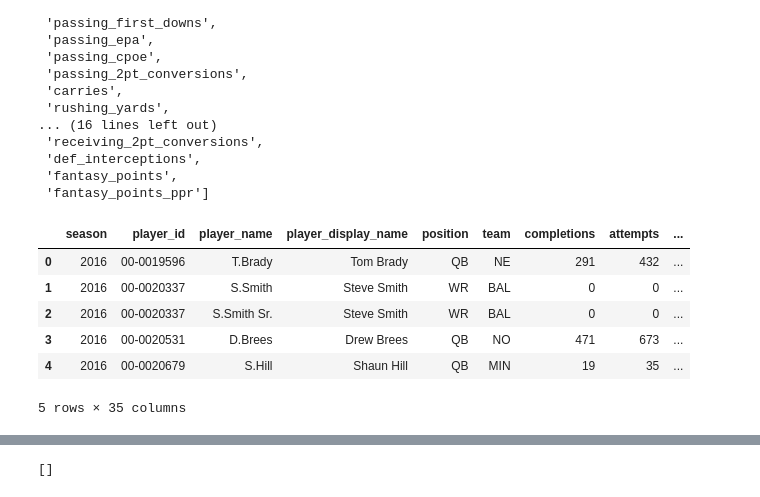
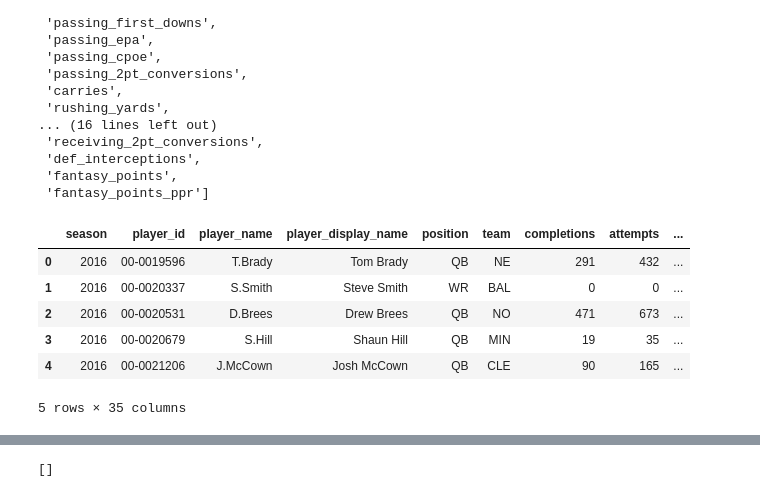
Before and after one commit to kylelevesque12/nfl-player-value-analysis, a Jupyter notebook: notebooks/02_data_cleaning.ipynb, the cells around one changed output, grey strips where cells are left out. Drawn from its saved outputs; the diff is of its cells as text; code cells hidden in the pictures.

```diff
--- a/notebooks/02_data_cleaning.ipynb
+++ b/notebooks/02_data_cleaning.ipynb
@@ -111,8 +128,6 @@ sum_cols = [
     "passing_yards",
     "passing_tds",
     "passing_interceptions",
-    "sacks",
-    "sack_yards",
     "sacks_suffered",
     "sack_yards_lost",
     "passing_air_yards",
@@ -130,37 +145,58 @@ sum_cols = [
 
     "targets",
     "receptions",
     "receiving_yards",
     "receiving_tds",
     "receiving_air_yards",
     "receiving_yards_after_catch",
     "receiving_first_downs",
     "receiving_epa",
     "receiving_2pt_conversions",
 
     "fantasy_points",
     "fantasy_points_ppr"
 ]
 
 # Keep only columns that actually exist in the nflreadpy export.
 sum_cols = [col for col in sum_cols if col in skill_weekly.columns]
 
-group_cols = ["season", "player_id", "player_name", "player_display_name", "position", "team"]
+# Do not group by player_name because it can change slightly within a season
+# for the same player_id, which would split one player-season-team into duplicates.
+group_cols = ["season", "player_id", "player_display_name", "position", "team"]
 
 skill_season = (
     skill_weekly
     .groupby(group_cols, as_index=False)[sum_cols]
     .sum()
 )
 
+# Keep one readable short player_name for convenience.
+player_names = (
+    skill_weekly
+    .sort_values(["season", "player_id", "team", "week"])
+    .groupby(["season", "player_id", "team"], as_index=False)["player_name"]
+    .first()
+)
+
+skill_season = skill_season.merge(
+    player_names,
+    on=["season", "player_id", "team"],
+    how="left"
+)
+
+# Put name columns near the front.
+front_cols = ["season", "player_id", "player_name", "player_display_name", "position", "team"]
+other_cols = [col for col in skill_season.columns if col not in front_cols]
+skill_season = skill_season[front_cols + other_cols]
+
 skill_season.head()
 # %% [output]
 |  | season | player_id | player_name | player_display_name | position | team | completions | attempts | ... |
 | 0 | 2016 | 00-0019596 | T.Brady | Tom Brady | QB | NE | 291 | 432 | ... |
 | 1 | 2016 | 00-0020337 | S.Smith | Steve Smith | WR | BAL | 0 | 0 | ... |
-| 2 | 2016 | 00-0020337 | S.Smith Sr. | Steve Smith | WR | BAL | 0 | 0 | ... |
-| 3 | 2016 | 00-0020531 | D.Brees | Drew Brees | QB | NO | 471 | 673 | ... |
-| 4 | 2016 | 00-0020679 | S.Hill | Shaun Hill | QB | MIN | 19 | 35 | ... |
+| 2 | 2016 | 00-0020531 | D.Brees | Drew Brees | QB | NO | 471 | 673 | ... |
+| 3 | 2016 | 00-0020679 | S.Hill | Shaun Hill | QB | MIN | 19 | 35 | ... |
+| 4 | 2016 | 00-0021206 | J.McCown | Josh McCown | QB | CLE | 90 | 165 | ... |
 5 rows × 35 columns
 # %%
 # Add games played for each player-season-team row.
```
Also changed, not shown: parts of 11 cells of this notebook, 4 other files.
